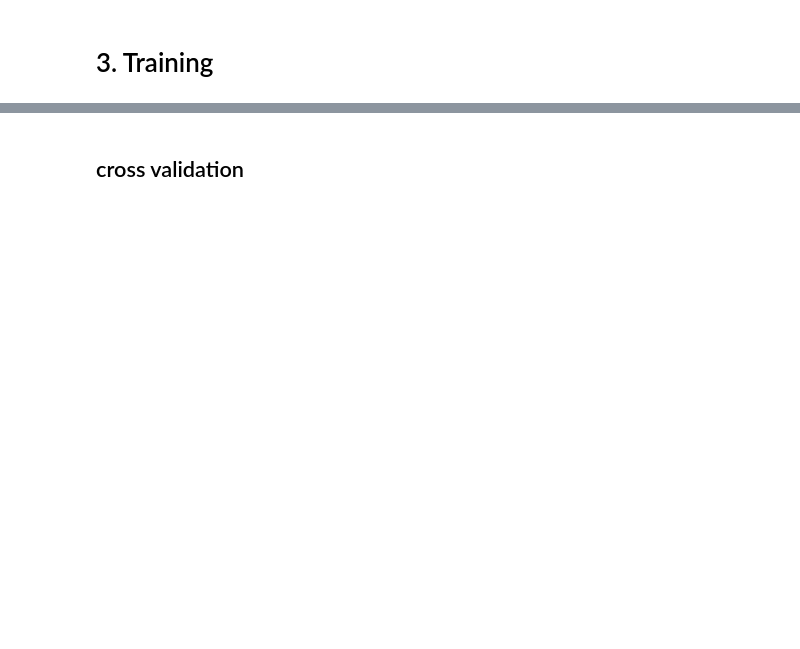
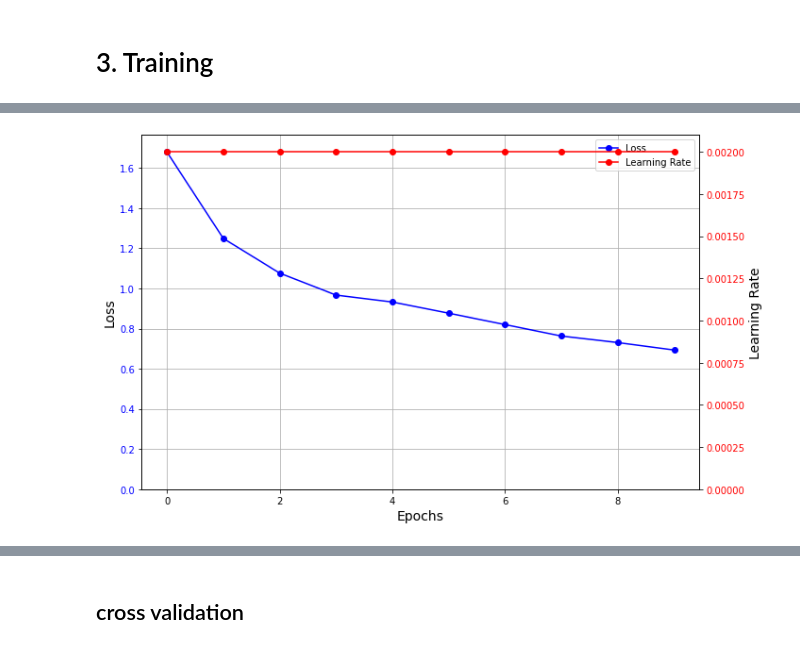
Before and after one commit to rezayati/contactInterpretation, a Jupyter notebook: AIModels/training_pipeline.ipynb, the cells around one changed output, grey strips where cells are left out. Drawn from its saved outputs; the diff is of its cells as text; code cells hidden in the pictures; blank space fills up the shorter version.

Commit message:
modified:   AIModels/data_pipeline.ipynb 	modified:   AIModels/training_pipeline.ipynb

```diff
--- a/AIModels/training_pipeline.ipynb
+++ b/AIModels/training_pipeline.ipynb
@@ -16,11 +16,14 @@ path/to/labeled_data/
 dict_label={'class_0':0, 'class_1':1, ... }
 # %%
 import numpy as np
+import os
 import pandas as pd
 from torch.utils.data import Dataset
 import torch
 from torchinfo import summary
 import random
+from torch.utils.data import random_split, DataLoader, Subset, ConcatDataset
+
 
 class LoadSeqDataset(Dataset):
     def __init__(self, file_path: str, label: int, selected_features:list, seq_num=28, gap=5, desire_class = None):
@@ -50,17 +53,17 @@ class LoadSeqDataset(Dataset):
         self.sequences = self._make_sequences()
         if desire_class is not None:
             self.sequences = self._get_specific_class(desire_class)
-    def balanceData(self, split_rate = 1):
+    def balanceData(self, split_rate_1 = 1, split_rate_0=0.15):
         """Balances the dataset by downsampling sequences where label = 0 to 10%."""
         # Separate sequences based on the label
         label_0_sequences = [seq for seq in self.sequences if seq[1] == 0]
         other_label_sequences = [seq for seq in self.sequences if seq[1] != 0]
 
         # Downsample label 0 sequences to 10%
-        num_to_keep = int(len(label_0_sequences) * 0.15)
+        num_to_keep = int(len(label_0_sequences) * split_rate_0)
         downsampled_label_0 = random.sample(label_0_sequences, num_to_keep)
 
-        num_to_keep = int(len(other_label_sequences) * split_rate)
+        num_to_keep = int(len(other_label_sequences) * split_rate_1)
         other_label_sequences = random.sample(other_label_sequences, num_to_keep)
 
         # Combine and shuffle
@@ -416,0 +744,58 @@ class cnnLSTM(nn.Module):
+# %%
+# Training
+train_dataloader = DataLoader(master_dataset_franka, batch_size=batch_size, shuffle=True)
+
+lrs = [0.04, 0.002]
+lr_threshold = 0.0005
+for ii in [1]:#range(len(models)):
+    model = models[ii]
+    #model.lstm.flatten_parameters()
+
+    lr = lrs[ii]
+    print('-----------------------------   ', models_names[ii],'----------------------------- ')
+    #  training on source robot
+    #model, loss_seq, lr_seq = train_loop(model, train_datasetloader,selected_features, lr, n_epochs[ii])
+    model.train()
+    # Use Adam optimizer and CrossEntropyLoss as the loss function
+    optimizer = optim.Adam(model.parameters(), lr=lr, weight_decay=1e-5)
+    # Initialize learning rate scheduler
+    scheduler = torch.optim.lr_scheduler.ReduceLROnPlateau(optimizer, mode='min', factor=0.5, patience=1, verbose=True)
+    loss_seq = []
+    lr_seq = []
+    # Training loop
+    for epoch in range(n_epochs[ii]):
+        running_loss = []
+
+        for X_batch, y_batch in train_dataloader:
+            X_batch, y_batch = X_batch.to(device), y_batch.to(device) # Move data to device
+            optimizer.zero_grad()
+            # Generate noise and shift as PyTorch tensors
+            y_pred = model(X_batch)
+            '''max_values, max_indexes = y_pred.max(dim=1, keepdim=True)
+            mask = (y_pred < max_values
+            mask = (torch.arange(y_pred.size(1), device=y_pred.device).unsqueeze(0) < max_indexes)
+            y_pred[mask] = 0.1)'''
+            y_batch = create_hierarchical_labels(y_batch, dof)
+            loss = loss_fn(y_pred, y_batch)
+
+            loss.backward()
+            optimizer.step()
+            running_loss.append(loss.cpu().detach().numpy())
+
+        avg_loss = np.mean(running_loss)
+        print(f"Epoch: {epoch + 1}/{n_epochs} - learning rate: {optimizer.param_groups[0]['lr']:.5f}, classification loss: {avg_loss:.4f}")
+        # Update the scheduler with the average loss
+        scheduler.step(avg_loss)
+        current_lr = optimizer.param_groups[0]['lr']
+        if current_lr < lr_threshold:
+            print(f"Learning rate has dropped below the threshold of {lr_threshold}. Stopping training.")
+            break
+        loss_seq.append(avg_loss)
+        lr_seq.append(current_lr)
+
+    plot_loss(loss_seq, lr_seq)
+
+    # Validation
+    #pre_training_accuracies = validation(test_dataloaders, dataloaders_names, model)
+    #print(pre_training_accuracies)
+# %% [output]
@@ -416,0 +813 @@ class cnnLSTM(nn.Module):
+[figure, added]
```
Also changed, not shown: parts of 34 cells of this notebook, 3 other files.
